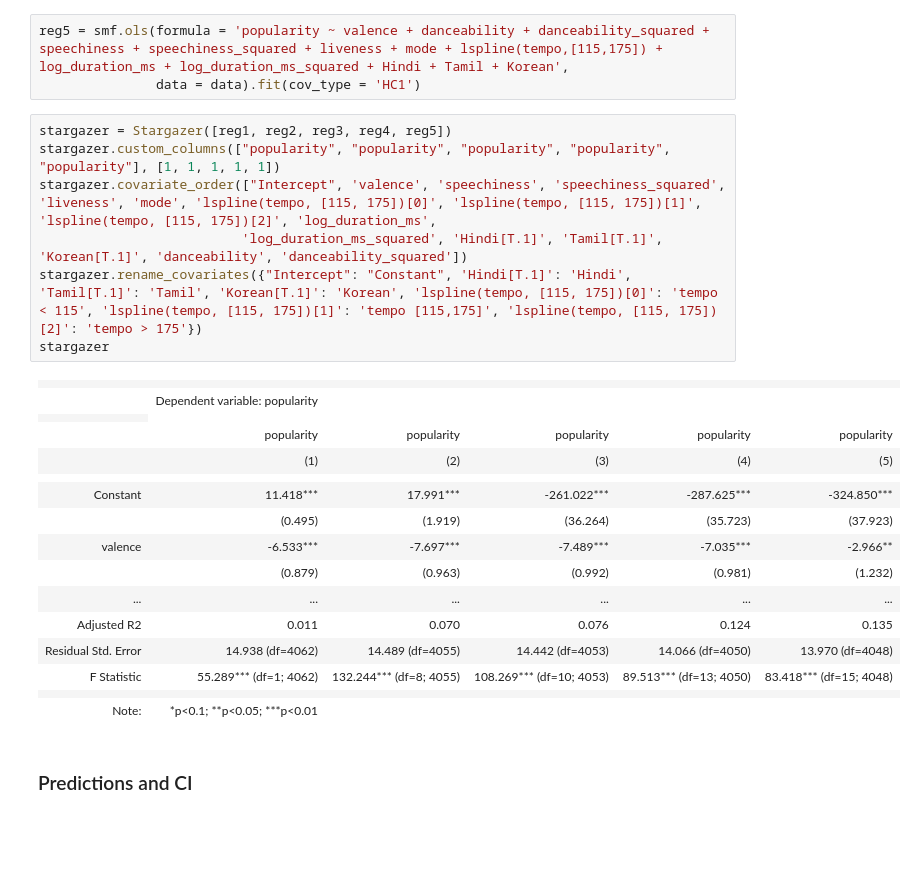
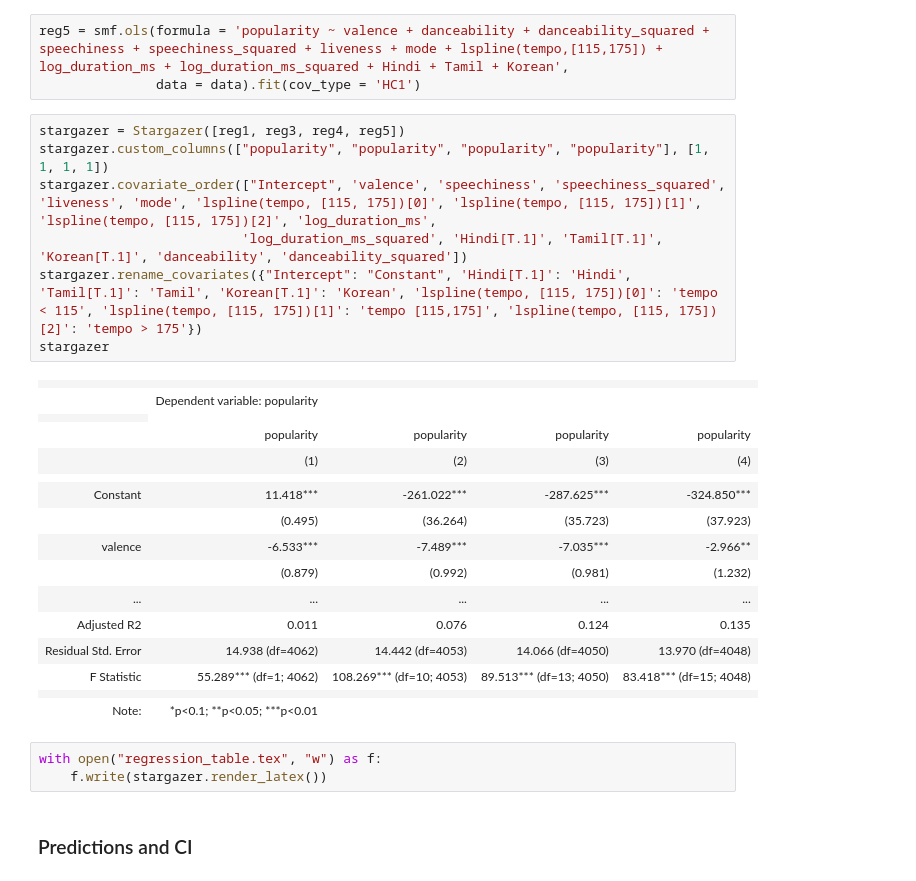
Before and after one commit to Anton21a/Data_Analysis, a Jupyter notebook: Assignment2.ipynb, the cells around one changed output. Drawn from its saved outputs; the diff is of its cells as text; blank space fills up the shorter version.

```diff
--- a/Assignment2.ipynb
+++ b/Assignment2.ipynb
@@ -349,29 +372,32 @@ reg4 = smf.ols(formula = 'popularity ~ valence + speechiness + speechiness_squar
 reg5 = smf.ols(formula = 'popularity ~ valence + danceability + danceability_squared + speechiness + speechiness_squared + liveness + mode + lspline(tempo,[115,175]) + log_duration_ms + log_duration_ms_squared + Hindi + Tamil + Korean',
                data = data).fit(cov_type = 'HC1')
 # %%
-stargazer = Stargazer([reg1, reg2, reg3, reg4, reg5])
-stargazer.custom_columns(["popularity", "popularity", "popularity", "popularity", "popularity"], [1, 1, 1, 1, 1])
+stargazer = Stargazer([reg1, reg3, reg4, reg5])
+stargazer.custom_columns(["popularity", "popularity", "popularity", "popularity"], [1, 1, 1, 1])
 stargazer.covariate_order(["Intercept", 'valence', 'speechiness', 'speechiness_squared', 'liveness', 'mode', 'lspline(tempo, [115, 175])[0]', 'lspline(tempo, [115, 175])[1]', 'lspline(tempo, [115, 175])[2]', 'log_duration_ms',
                           'log_duration_ms_squared', 'Hindi[T.1]', 'Tamil[T.1]', 'Korean[T.1]', 'danceability', 'danceability_squared'])
 stargazer.rename_covariates({"Intercept": "Constant", 'Hindi[T.1]': 'Hindi', 'Tamil[T.1]': 'Tamil', 'Korean[T.1]': 'Korean', 'lspline(tempo, [115, 175])[0]': 'tempo < 115', 'lspline(tempo, [115, 175])[1]': 'tempo [115,175]', 'lspline(tempo, [115, 175])[2]': 'tempo > 175'})
 stargazer
 # %% [output]
-|  |  |  |  |  |  |
-|  | Dependent variable: popularity |  |  |  |  |
+|  |  |  |  |  |
+|  | Dependent variable: popularity |  |  |  |
 |  |
-|  | popularity | popularity | popularity | popularity | popularity |
-|  | (1) | (2) | (3) | (4) | (5) |
-|  |  |  |  |  |  |
-| Constant | 11.418*** | 17.991*** | -261.022*** | -287.625*** | -324.850*** |
-|  | (0.495) | (1.919) | (36.264) | (35.723) | (37.923) |
-| valence | -6.533*** | -7.697*** | -7.489*** | -7.035*** | -2.966** |
-|  | (0.879) | (0.963) | (0.992) | (0.981) | (1.232) |
-| ... | ... | ... | ... | ... | ... |
-| Adjusted R2 | 0.011 | 0.070 | 0.076 | 0.124 | 0.135 |
-| Residual Std. Error | 14.938 (df=4062) | 14.489 (df=4055) | 14.442 (df=4053) | 14.066 (df=4050) | 13.970 (df=4048) |
-| F Statistic | 55.289*** (df=1; 4062) | 132.244*** (df=8; 4055) | 108.269*** (df=10; 4053) | 89.513*** (df=13; 4050) | 83.418*** (df=15; 4048) |
-|  |  |  |  |  |  |
-| Note: | *p<0.1; **p<0.05; ***p<0.01 |  |  |  |  |
+|  | popularity | popularity | popularity | popularity |
+|  | (1) | (2) | (3) | (4) |
+|  |  |  |  |  |
+| Constant | 11.418*** | -261.022*** | -287.625*** | -324.850*** |
+|  | (0.495) | (36.264) | (35.723) | (37.923) |
+| valence | -6.533*** | -7.489*** | -7.035*** | -2.966** |
+|  | (0.879) | (0.992) | (0.981) | (1.232) |
+| ... | ... | ... | ... | ... |
+| Adjusted R2 | 0.011 | 0.076 | 0.124 | 0.135 |
+| Residual Std. Error | 14.938 (df=4062) | 14.442 (df=4053) | 14.066 (df=4050) | 13.970 (df=4048) |
+| F Statistic | 55.289*** (df=1; 4062) | 108.269*** (df=10; 4053) | 89.513*** (df=13; 4050) | 83.418*** (df=15; 4048) |
+|  |  |  |  |  |
+| Note: | *p<0.1; **p<0.05; ***p<0.01 |  |  |  |
+# %%
+with open("regression_table.tex", "w") as f:
+    f.write(stargazer.render_latex())
 # %% [markdown]
 ### Predictions and CI
 # %%
```
Also changed, not shown: parts of 2 cells of this notebook, 4 other files.
